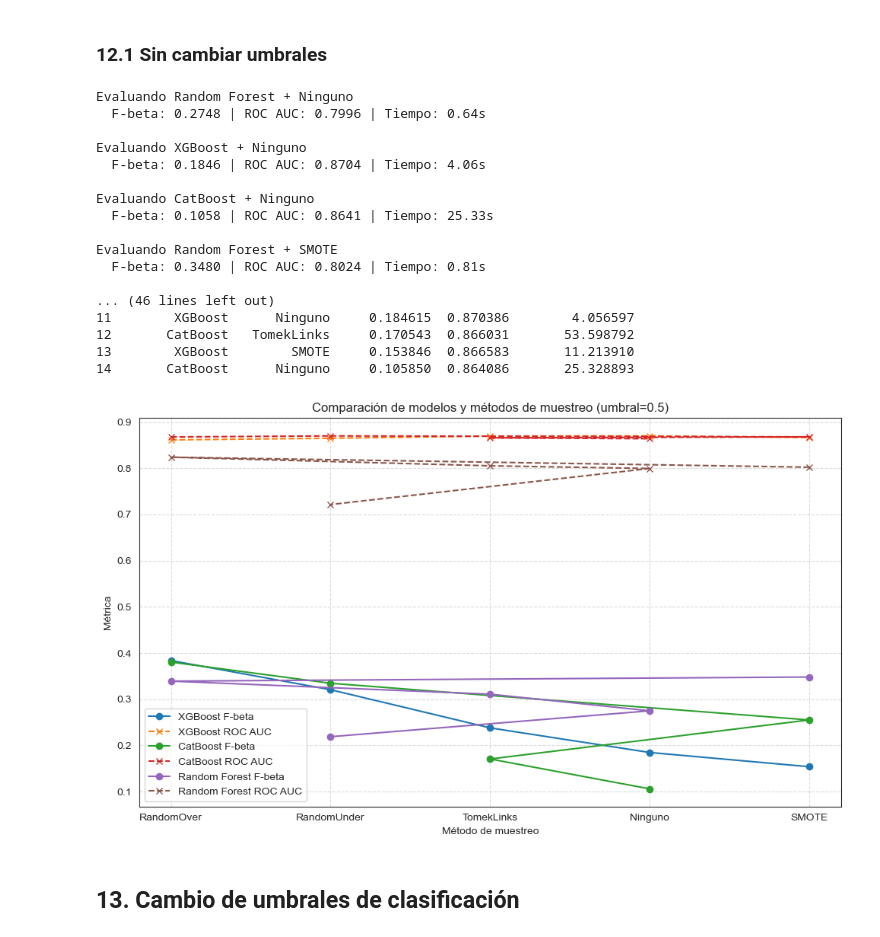
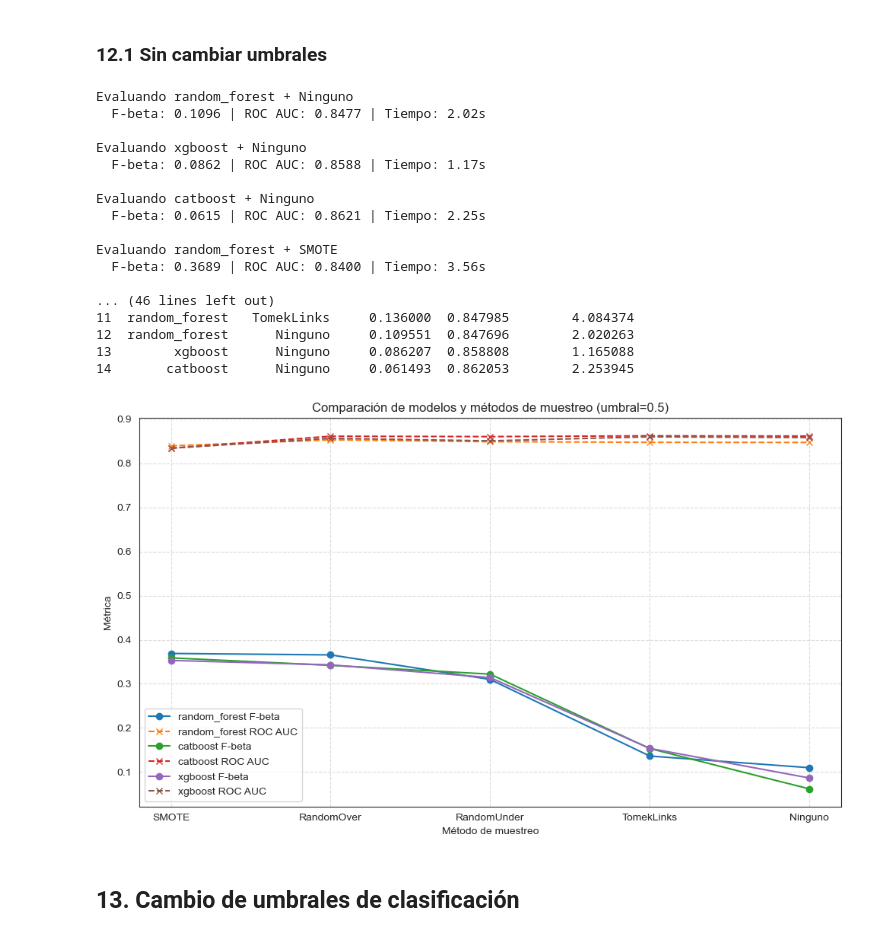
Before and after one commit to martinsoteIo/Predicting_Startup_Acquisitions, a Jupyter notebook: startup_investments_project/startup_investments_classification.ipynb, the cells around one changed output. Cells and saved outputs as stored; diff of their text form; code cells hidden in the pictures.

```diff
--- a/startup_investments_project/startup_investments_classification.ipynb
+++ b/startup_investments_project/startup_investments_classification.ipynb
@@ -2489,7 +2481,7 @@ standard_preprocessor = ColumnTransformer([
 chi2_preprocessor = ColumnTransformer([
     ('num', Pipeline([
         ('imputer', best_imputer),
-        ('scaler', MinMaxScaler())  # Aseguramos valores no negativos para chi2
+        ('scaler', RobustScaler())  # Aseguramos valores no negativos para chi2
     ]), num_cols),
     ('cat', Pipeline([
         ('imputer_cat', SimpleImputer(strategy='constant', fill_value='missing')),
@@ -3023,24 +3156,26 @@ X_train, X_val, y_train, y_val = train_test_split(
 
 # 2) Modelos
 models = {
-    'Random Forest': RandomForestClassifier(
-        class_weight='balanced', random_state=42,
-        criterion='gini', max_depth=7, max_features='log2',
-        min_samples_leaf=3, n_estimators=87
+    'random_forest': RandomForestClassifier(
+        n_estimators=50,
+        max_depth=10,
+        random_state=42
     ),
-    'XGBoost': XGBClassifier(
-        objective='binary:logistic', verbosity=0, random_state=42,
-        colsample_bytree=0.9186, learning_rate=0.0525,
-        max_depth=8, min_child_weight=5, subsample=0.6624,
-        n_estimators=120, use_label_encoder=False
+    'xgboost': XGBClassifier(
+        n_estimators=120,
+        max_depth=5,
+        learning_rate=0.05,
+        random_state=42,
+        use_label_encoder=False,
+        eval_metric='logloss'
     ),
-    'CatBoost': CatBoostClassifier(
-        od_type='Iter', bootstrap_type='Bernoulli', od_wait=50,
-        random_state=42, depth=4, iterations=664,
-        l2_leaf_reg=2.3089, learning_rate=0.0709,
-        subsample=0.8733, colsample_bylevel=0.6312,
-        verbose=False
-    )
+    'catboost': CatBoostClassifier(
+        iterations=200,
+        depth=4,
+        learning_rate=0.05,
+        random_state=42,
+        verbose=0
+    ),
 }
 
 # 3) Métodos de muestreo
@@ -3062,14 +3197,26 @@ for sampler_name, sampler in samplers.items():
     for model_name, clf in models.items():
         print(f"\nEvaluando {model_name} + {sampler_name}")
 
+        # 2) Preprocesador
+        numeric_pipeline = Pipeline([
+            ('imputer', best_imputer),
+            ('scaler', best_scaler)
+        ])
+
+        categorical_pipeline = Pipeline([
+            ('imputer', SimpleImputer(strategy='constant', fill_value='missing')), # Si tu encoder lo necesita
+            ('encoder', best_encoder)
+        ])
+
         preprocessor = ColumnTransformer([
-            ('num', best_imputer, num_cols),
-            ('cat', best_encoder, cat_cols)
-        ])
+            ('num', numeric_pipeline, num_cols),
+            ('cat', categorical_pipeline, cat_cols)
+        ], remainder='drop')
 
         steps = [('preprocessor', preprocessor)]
         if sampler is not None:
             steps.append(('sampler', sampler))
+        steps.append(('filter', SelectKBest(f_classif, k=15)))
         steps.append(('clf', clf))
 
         pipeline = ImbPipeline(steps)
@@ -3092,46 +3239,46 @@ for sampler_name, sampler in samplers.items():
               f"ROC AUC: {score['roc_auc']:.4f} | "
               f"Tiempo: {elapsed:.2f}s")
 
 # 6) Ordenar y mostrar resultados
 results = results.sort_values('fbeta_score', ascending=False).reset_index(drop=True)
 print("\n--- Resultados finales (umbral=0.5) ---")
 print(results)
 
 # 7) Visualización conjunta
 plt.figure(figsize=(10, 6))
 for model_name in results['model'].unique():
     subset = results[results['model'] == model_name]
     plt.plot(subset['sampler'], subset['fbeta_score'],
              marker='o', label=f'{model_name} F-beta')
     plt.plot(subset['sampler'], subset['roc_auc'],
              marker='x', linestyle='--', label=f'{model_name} ROC AUC')
 
 plt.xlabel('Método de muestreo')
 plt.ylabel('Métrica')
 plt.title('Comparación de modelos y métodos de muestreo (umbral=0.5)')
 plt.legend()
 plt.grid(True, linestyle='--', alpha=0.7)
 plt.tight_layout()
 plt.show()
 # %% [output]
-Evaluando Random Forest + Ninguno
-  F-beta: 0.2748 | ROC AUC: 0.7996 | Tiempo: 0.64s
+Evaluando random_forest + Ninguno
+  F-beta: 0.1096 | ROC AUC: 0.8477 | Tiempo: 2.02s
 
-Evaluando XGBoost + Ninguno
-  F-beta: 0.1846 | ROC AUC: 0.8704 | Tiempo: 4.06s
+Evaluando xgboost + Ninguno
+  F-beta: 0.0862 | ROC AUC: 0.8588 | Tiempo: 1.17s
 
-Evaluando CatBoost + Ninguno
-  F-beta: 0.1058 | ROC AUC: 0.8641 | Tiempo: 25.33s
+Evaluando catboost + Ninguno
+  F-beta: 0.0615 | ROC AUC: 0.8621 | Tiempo: 2.25s
 
-Evaluando Random Forest + SMOTE
-  F-beta: 0.3480 | ROC AUC: 0.8024 | Tiempo: 0.81s
+Evaluando random_forest + SMOTE
+  F-beta: 0.3689 | ROC AUC: 0.8400 | Tiempo: 3.56s
 
 ... (46 lines left out)
-11        XGBoost      Ninguno     0.184615  0.870386        4.056597
-12       CatBoost   TomekLinks     0.170543  0.866031       53.598792
-13        XGBoost        SMOTE     0.153846  0.866583       11.213910
-14       CatBoost      Ninguno     0.105850  0.864086       25.328893
+11  random_forest   TomekLinks     0.136000  0.847985        4.084374
+12  random_forest      Ninguno     0.109551  0.847696        2.020263
+13        xgboost      Ninguno     0.086207  0.858808        1.165088
+14       catboost      Ninguno     0.061493  0.862053        2.253945
-[figure, old version]
+[figure, new version]
 # %% [markdown]
 ## 13. Cambio de umbrales de clasificación
 # %%
```
Also changed, not shown: parts of 25 cells of this notebook, 5 other files.
